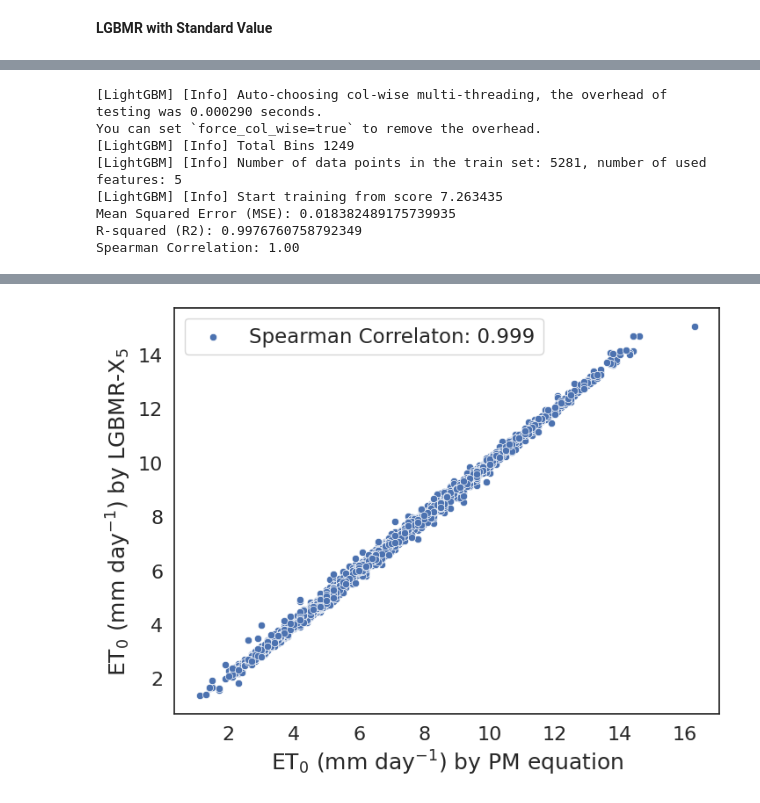
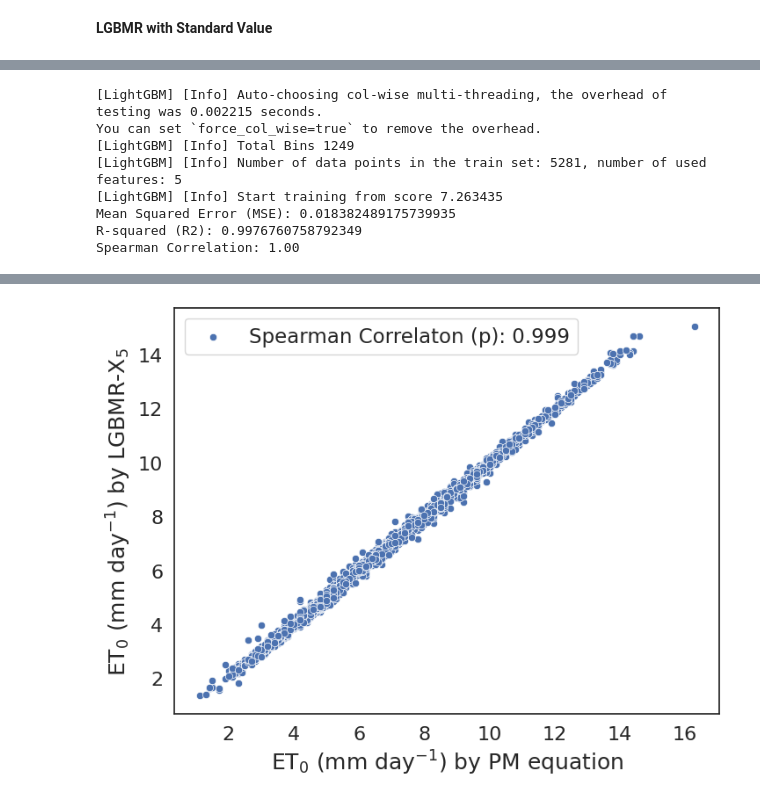
Before and after one commit to rabnawaz172/ET, a Jupyter notebook: ET_taif.ipynb, the cells around one changed output, grey strips where cells are left out. Cells and saved outputs as stored; diff of their text form; code cells hidden in the pictures.

```diff
--- a/ET_taif.ipynb
+++ b/ET_taif.ipynb
@@ -758,7 +827,7 @@ df2 = pd.read_csv(file_name)
 # Load the example planets dataset
 
 column_order = ['Tx', 'Tn', 'RH','u2',  'e(a)', 'e(s)',  'Ra', 'n', 'N','Rs', 'Rnl', 'Rn', 'ETo']
-df1 = df1[column_order]
+df1 = df2[column_order]
 df1
 y=df1['ETo']
 # Selecting all features from the DataFrame except the target variable (y)
@@ -790,7 +859,7 @@ print(f'Spearman Correlation: {spearman_corr:.3f}')
 
 # Create a correlation plot between predicted and actual values
 plt.figure(figsize=(8, 6))
-sns.scatterplot(x=y_test, y=y_pred, label=f'Spearman Correlaton: {spearman_corr:.3f}')
+sns.scatterplot(x=y_test, y=y_pred, label=f'Spearman Correlaton (p): {spearman_corr:.3f}')
 
 plt.xlabel('ET$_0$ (mm day$^{-1}$) by PM equation', fontsize=18)
 plt.ylabel('ET$_0$ (mm day$^{-1}$) by LGBMR-X$_{12}$', fontsize=18)
@@ -854,33 +923,33 @@ r2 = r2_score(y_test, y_pred)
 # Print evaluation metrics
 print(f'Mean Squared Error (MSE): {mse}')
 print(f'R-squared (R2): {r2}')
 print(f'Spearman Correlation: {spearman_corr:.2f}')
 
 # Create a correlation plot between predicted and actual values with the legend
 plt.figure(figsize=(8, 6))
-sns.scatterplot(x=y_test, y=y_pred, label=f'Spearman Correlaton: {spearman_corr:.3f}')
+sns.scatterplot(x=y_test, y=y_pred, label=f'Spearman Correlaton (p): {spearman_corr:.3f}')
 
 plt.xlabel('ET$_0$ (mm day$^{-1}$) by PM equation', fontsize=18)
 plt.ylabel('ET$_0$ (mm day$^{-1}$) by LGBMR-X$_{5}$', fontsize=18)
 plt.xticks(fontsize=16)
 plt.yticks(fontsize=16)
 plt.legend()
 plt.savefig('2correlation_plot_500dpi.png', dpi=500)
 
 # Download the saved figure from Colab
 files.download('2correlation_plot_500dpi.png')
 plt.show()
 
 plt.show()
 # %% [output]
-[LightGBM] [Info] Auto-choosing col-wise multi-threading, the overhead of testing was 0.000290 seconds.
+[LightGBM] [Info] Auto-choosing col-wise multi-threading, the overhead of testing was 0.002215 seconds.
 You can set `force_col_wise=true` to remove the overhead.
 [LightGBM] [Info] Total Bins 1249
 [LightGBM] [Info] Number of data points in the train set: 5281, number of used features: 5
 [LightGBM] [Info] Start training from score 7.263435
 Mean Squared Error (MSE): 0.018382489175739935
 R-squared (R2): 0.9976760758792349
 Spearman Correlation: 1.00
 [interactive output not drawn]
 [interactive output not drawn]
-[figure, old version]
+[figure, new version]
```
Also changed, not shown: parts of 12 cells of this notebook.
